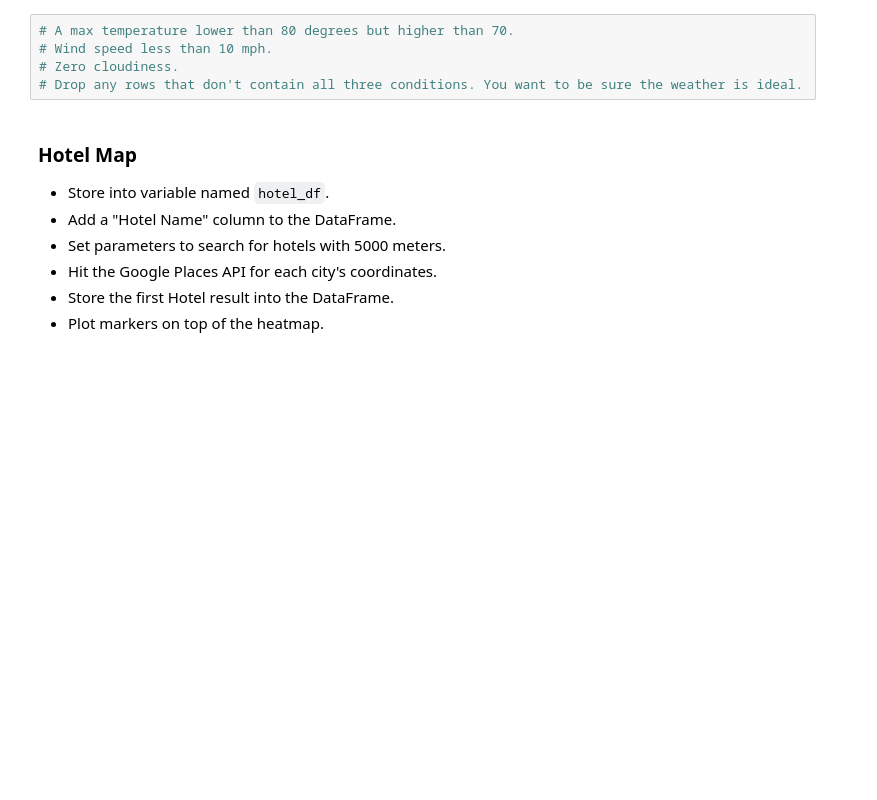
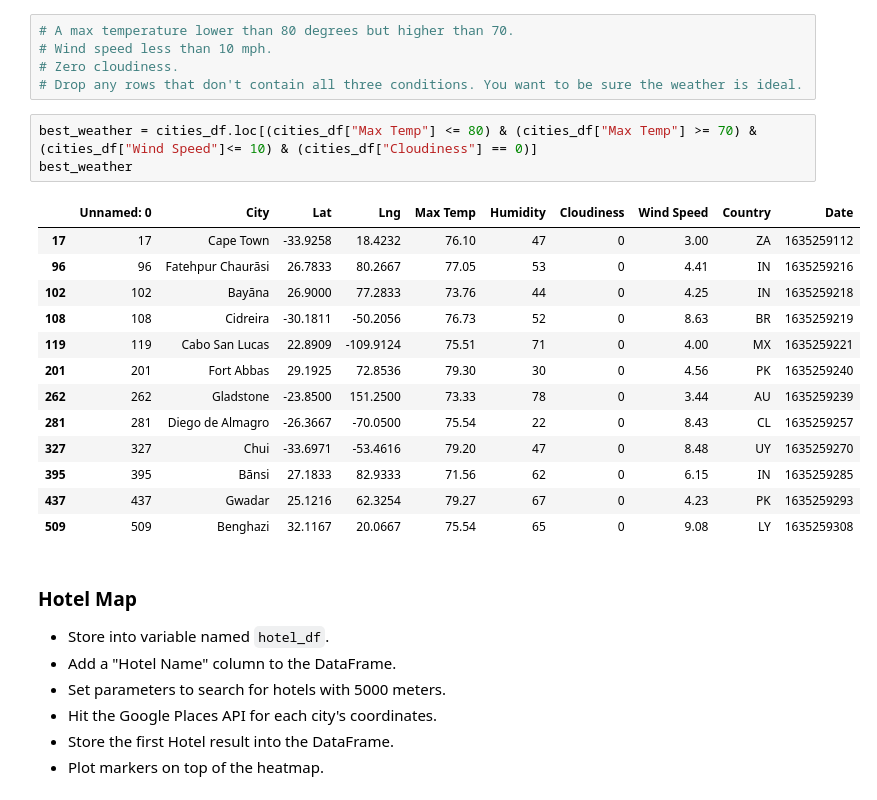
Before and after one commit to ermcgrew/python-api-challenge, a Jupyter notebook: VacationPy/VacationPy.ipynb, the cells around one changed output. Cells and saved outputs as stored; diff of their text form; blank space fills up the shorter version.

```diff
--- a/VacationPy/VacationPy.ipynb
+++ b/VacationPy/VacationPy.ipynb
@@ -84,6 +91,23 @@ fig
 # Wind speed less than 10 mph.
 # Zero cloudiness.
 # Drop any rows that don't contain all three conditions. You want to be sure the weather is ideal.
+# %%
+best_weather = cities_df.loc[(cities_df["Max Temp"] <= 80) & (cities_df["Max Temp"] >= 70) & (cities_df["Wind Speed"]<= 10) & (cities_df["Cloudiness"] == 0)]
+best_weather
+# %% [output]
+|  | Unnamed: 0 | City | Lat | Lng | Max Temp | Humidity | Cloudiness | Wind Speed | Country | Date |
+| 17 | 17 | Cape Town | -33.9258 | 18.4232 | 76.10 | 47 | 0 | 3.00 | ZA | 1635259112 |
+| 96 | 96 | Fatehpur Chaurāsi | 26.7833 | 80.2667 | 77.05 | 53 | 0 | 4.41 | IN | 1635259216 |
+| 102 | 102 | Bayāna | 26.9000 | 77.2833 | 73.76 | 44 | 0 | 4.25 | IN | 1635259218 |
+| 108 | 108 | Cidreira | -30.1811 | -50.2056 | 76.73 | 52 | 0 | 8.63 | BR | 1635259219 |
+| 119 | 119 | Cabo San Lucas | 22.8909 | -109.9124 | 75.51 | 71 | 0 | 4.00 | MX | 1635259221 |
+| 201 | 201 | Fort Abbas | 29.1925 | 72.8536 | 79.30 | 30 | 0 | 4.56 | PK | 1635259240 |
+| 262 | 262 | Gladstone | -23.8500 | 151.2500 | 73.33 | 78 | 0 | 3.44 | AU | 1635259239 |
+| 281 | 281 | Diego de Almagro | -26.3667 | -70.0500 | 75.54 | 22 | 0 | 8.43 | CL | 1635259257 |
+| 327 | 327 | Chui | -33.6971 | -53.4616 | 79.20 | 47 | 0 | 8.48 | UY | 1635259270 |
+| 395 | 395 | Bānsi | 27.1833 | 82.9333 | 71.56 | 62 | 0 | 6.15 | IN | 1635259285 |
+| 437 | 437 | Gwadar | 25.1216 | 62.3254 | 79.27 | 67 | 0 | 4.23 | PK | 1635259293 |
+| 509 | 509 | Benghazi | 32.1167 | 20.0667 | 75.54 | 65 | 0 | 9.08 | LY | 1635259308 |
 # %% [markdown]
 ### Hotel Map
 * Store into variable named `hotel_df`.
```
Also changed, not shown: parts of 4 cells of this notebook.
